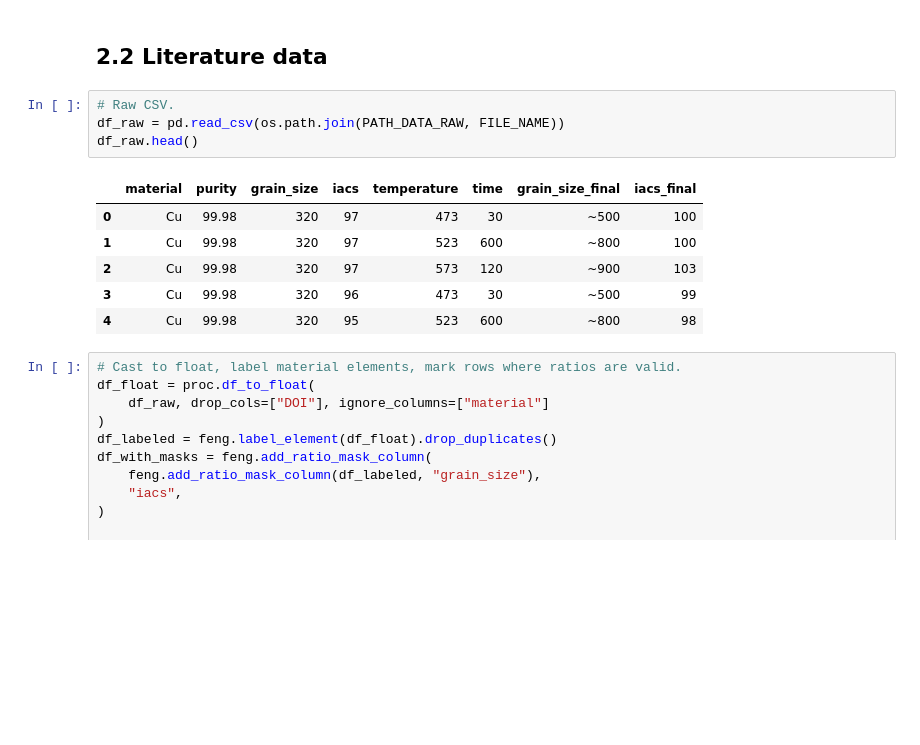
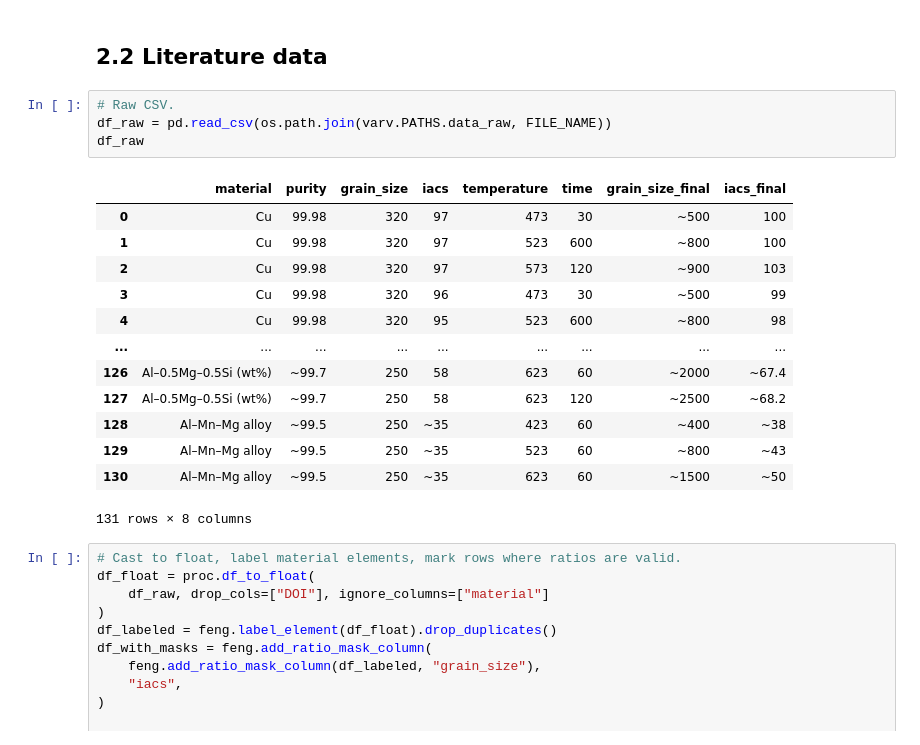
Before and after one commit to FelipeMFO-RM/uncertainty-aware-predictors, a Jupyter notebook: notebooks/modeling/annealing_iacs_fixed.ipynb, the cells around one changed output. Cells and saved outputs as stored; diff of their text form; blank space fills up the shorter version.

```diff
--- a/notebooks/modeling/annealing_iacs_fixed.ipynb
+++ b/notebooks/modeling/annealing_iacs_fixed.ipynb
@@ -129,15 +129,22 @@ df_schema
 ## 2.2 Literature data
 # %%
 # Raw CSV.
-df_raw = pd.read_csv(os.path.join(PATH_DATA_RAW, FILE_NAME))
-df_raw.head()
+df_raw = pd.read_csv(os.path.join(varv.PATHS.data_raw, FILE_NAME))
+df_raw
 # %% [output]
 |  | material | purity | grain_size | iacs | temperature | time | grain_size_final | iacs_final |
 | 0 | Cu | 99.98 | 320 | 97 | 473 | 30 | ~500 | 100 |
 | 1 | Cu | 99.98 | 320 | 97 | 523 | 600 | ~800 | 100 |
 | 2 | Cu | 99.98 | 320 | 97 | 573 | 120 | ~900 | 103 |
 | 3 | Cu | 99.98 | 320 | 96 | 473 | 30 | ~500 | 99 |
 | 4 | Cu | 99.98 | 320 | 95 | 523 | 600 | ~800 | 98 |
+| ... | ... | ... | ... | ... | ... | ... | ... | ... |
+| 126 | Al–0.5Mg–0.5Si (wt%) | ~99.7 | 250 | 58 | 623 | 60 | ~2000 | ~67.4 |
+| 127 | Al–0.5Mg–0.5Si (wt%) | ~99.7 | 250 | 58 | 623 | 120 | ~2500 | ~68.2 |
+| 128 | Al–Mn–Mg alloy | ~99.5 | 250 | ~35 | 423 | 60 | ~400 | ~38 |
+| 129 | Al–Mn–Mg alloy | ~99.5 | 250 | ~35 | 523 | 60 | ~800 | ~43 |
+| 130 | Al–Mn–Mg alloy | ~99.5 | 250 | ~35 | 623 | 60 | ~1500 | ~50 |
+131 rows × 8 columns
 # %%
 # Cast to float, label material elements, mark rows where ratios are valid.
 df_float = proc.df_to_float(
```
Also changed, not shown: parts of 36 cells of this notebook, 13 other files.
